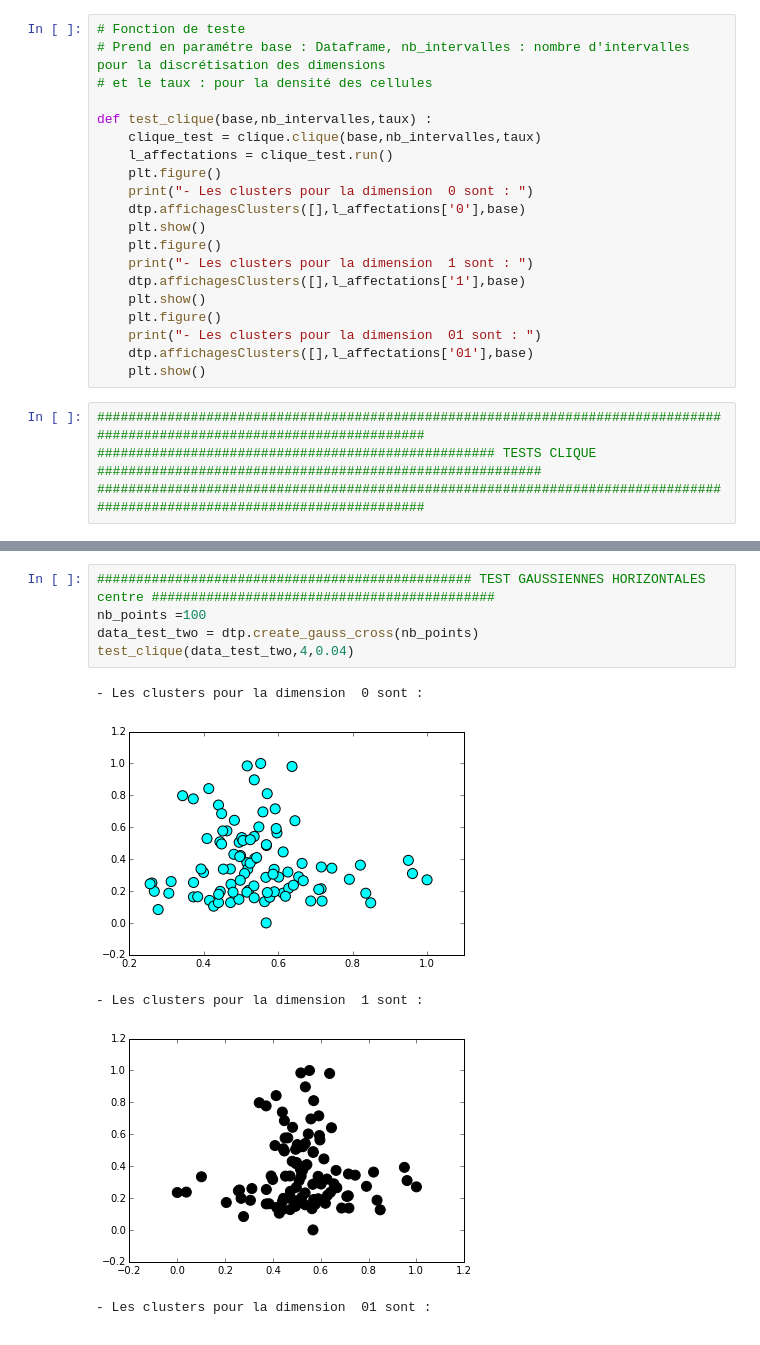
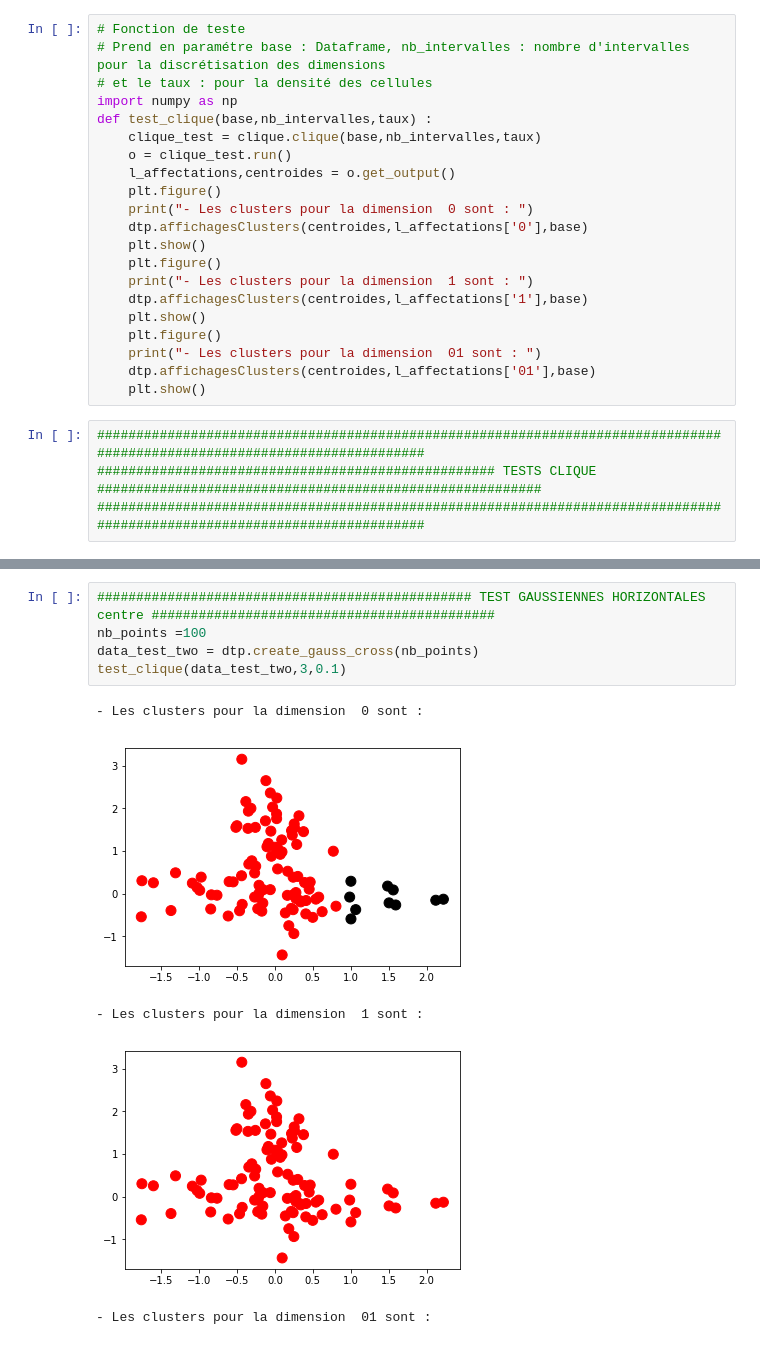
Before and after one commit to SLilani/Subspace-Clustering, a Jupyter notebook: test_clique.ipynb, the cells around one changed output, grey strips where cells are left out. Saved outputs shown, nothing was run; the diff lists cells and outputs as text.

Commit message:
crèation d'une classe pour gérer les sorties, modification de la fonction d'affichage.

```diff
--- a/test_clique.ipynb
+++ b/test_clique.ipynb
@@ -6,21 +6,22 @@ import matplotlib.pyplot as plt
 # Fonction de teste
 # Prend en paramétre base : Dataframe, nb_intervalles : nombre d'intervalles pour la discrétisation des dimensions
 # et le taux : pour la densité des cellules
-
+import numpy as np
 def test_clique(base,nb_intervalles,taux) :
     clique_test = clique.clique(base,nb_intervalles,taux)
-    l_affectations = clique_test.run()
+    o = clique_test.run()
+    l_affectations,centroides = o.get_output()
     plt.figure()
     print("- Les clusters pour la dimension  0 sont : ")
-    dtp.affichagesClusters([],l_affectations['0'],base)
+    dtp.affichagesClusters(centroides,l_affectations['0'],base)
     plt.show()
     plt.figure()
     print("- Les clusters pour la dimension  1 sont : ")
-    dtp.affichagesClusters([],l_affectations['1'],base)
+    dtp.affichagesClusters(centroides,l_affectations['1'],base)
     plt.show()
     plt.figure()
     print("- Les clusters pour la dimension  01 sont : ")
-    dtp.affichagesClusters([],l_affectations['01'],base)
+    dtp.affichagesClusters(centroides,l_affectations['01'],base)
     plt.show()
 # %%
 ##########################################################################################################################
@@ -91,11 +92,11 @@ test_clique(data_test_two,3,0.01)
 # %%
 ################################################ TEST GAUSSIENNES HORIZONTALES centre ############################################
 nb_points =100
 data_test_two = dtp.create_gauss_cross(nb_points)
-test_clique(data_test_two,4,0.04)
+test_clique(data_test_two,3,0.1)
 # %% [output]
 - Les clusters pour la dimension  0 sont :
-[figure, old version]
+[figure, new version]
 - Les clusters pour la dimension  1 sont :
-[figure, old version]
+[figure, new version]
 - Les clusters pour la dimension  01 sont :
```
Also changed, not shown: parts of 6 cells of this notebook, 4 other files.
